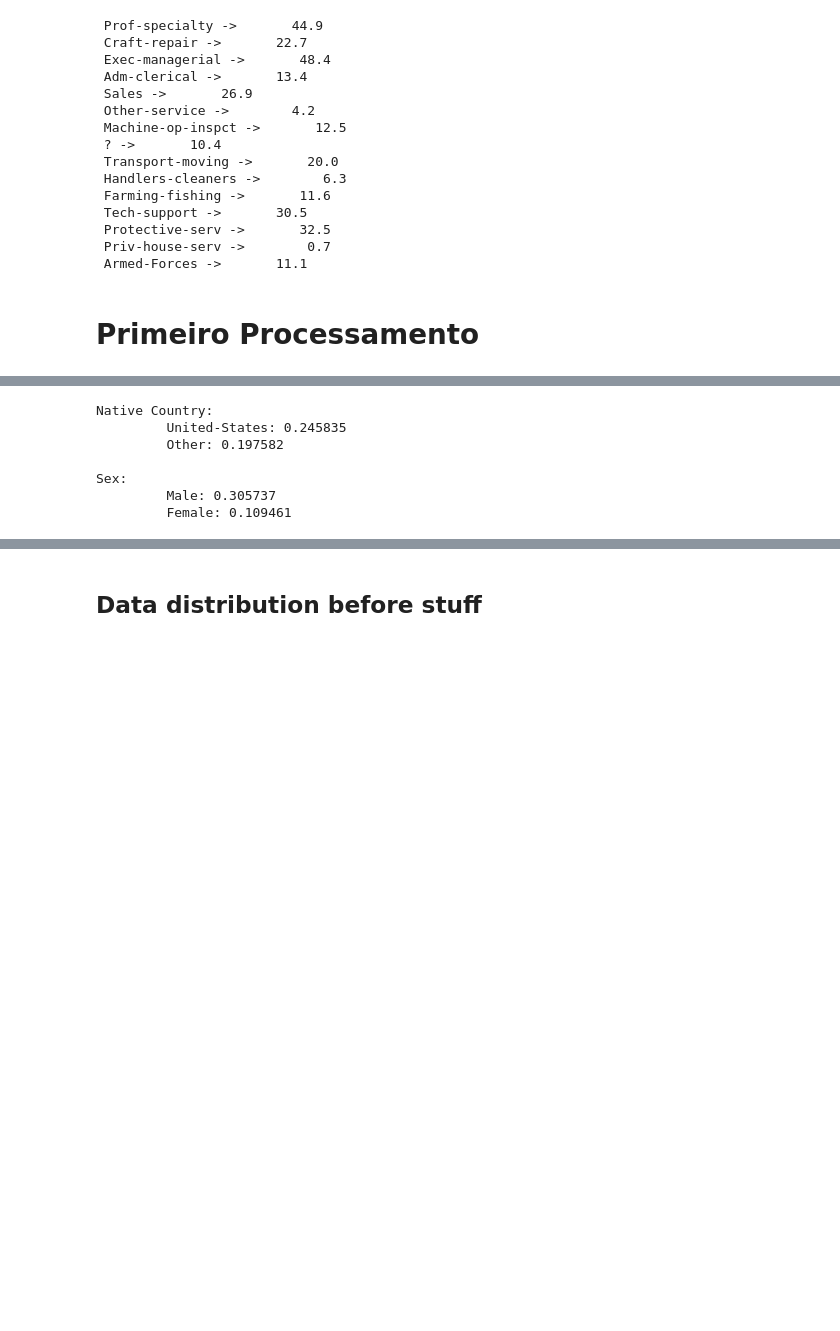
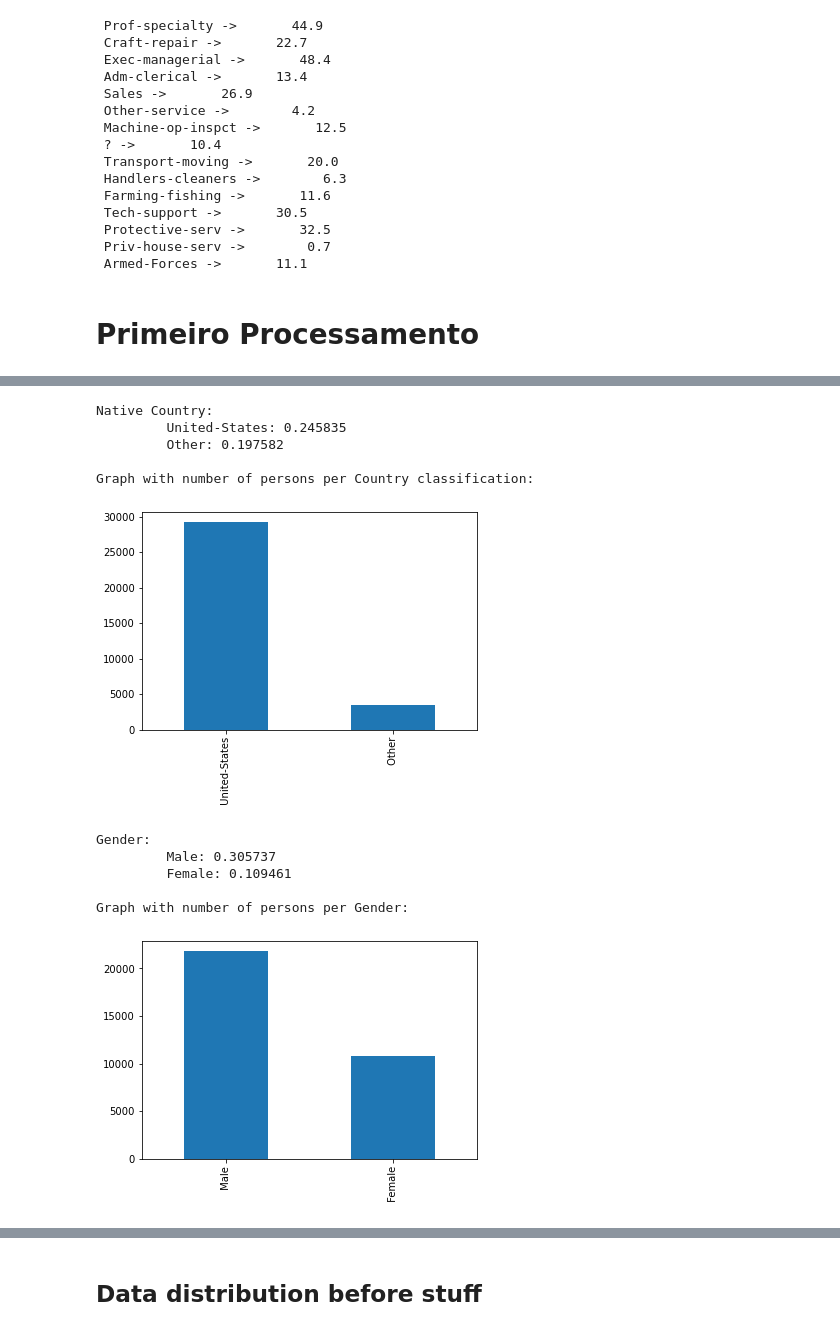
Before and after one commit to dizmonteiro/AECPRO, a Jupyter notebook: pythonProj/jupyter-notebooks/dataAnalysis (no normalization).ipynb, the cells around one changed output, grey strips where cells are left out. Drawn from its saved outputs; the diff is of its cells as text; code cells hidden in the pictures; blank space fills up the shorter version.

```diff
--- a/pythonProj/jupyter-notebooks/dataAnalysis (no normalization).ipynb
+++ b/pythonProj/jupyter-notebooks/dataAnalysis (no normalization).ipynb
@@ -117,37 +117,52 @@ for index, row in training.iterrows():
         training.loc[index, ' native-country'] = ' Other'
 for index, row in test.iterrows():
     if row[' native-country'] != ' United-States':
         test.loc[index, ' native-country'] = ' Other'
 # ----------------------- ANALYSIS -----------------------
 # -- NATIVE COUNTRY --
 print("\nNative Country:")
 nCountry = training.loc[training[' native-country'] == ' United-States']
 print("\t United-States: %f" % nCountry[' salary-classification'].mean())
 nCountry = training.loc[training[' native-country'] == ' Other']
 print("\t Other: %f" % nCountry[' salary-classification'].mean())
 
+print("\nGraph with number of persons per Country classification:")
+nCountryStat = training[' native-country'].value_counts()
+nCountryStat.plot.bar()
+plt.show()
+
 # -- SEX --
-print("\nSex:")
+print("\nGender:")
 nCountry = training.loc[training[' sex'] == ' Male']
 print("\t Male: %f" % nCountry[' salary-classification'].mean())
 nCountry = training.loc[training[' sex'] == ' Female']
 print("\t Female: %f" % nCountry[' salary-classification'].mean())
+
+print("\nGraph with number of persons per Gender:")
+nCountryStat = training[' sex'].value_counts()
+nCountryStat.plot.bar()
+plt.show()
 
 # --------------- Drop Columns ---------------
 training = training.drop([' education'], axis=1)
 test = test.drop([' education'], axis=1)
 
 # -- DUMMIES --
 training = pd.get_dummies(training)
 test = pd.get_dummies(test)
 # %% [output]
 Native Country:
          United-States: 0.245835
          Other: 0.197582
 
-Sex:
-         Male: 0.305737
-         Female: 0.109461
+Graph with number of persons per Country classification:
+[figure, added]
+Gender:
+         Male: 0.305737
+         Female: 0.109461
+
+Graph with number of persons per Gender:
+[figure, added]
 # %%
 training
 # %% [output]
```
Also changed, not shown: parts of 2 cells of this notebook, 9 other files.
